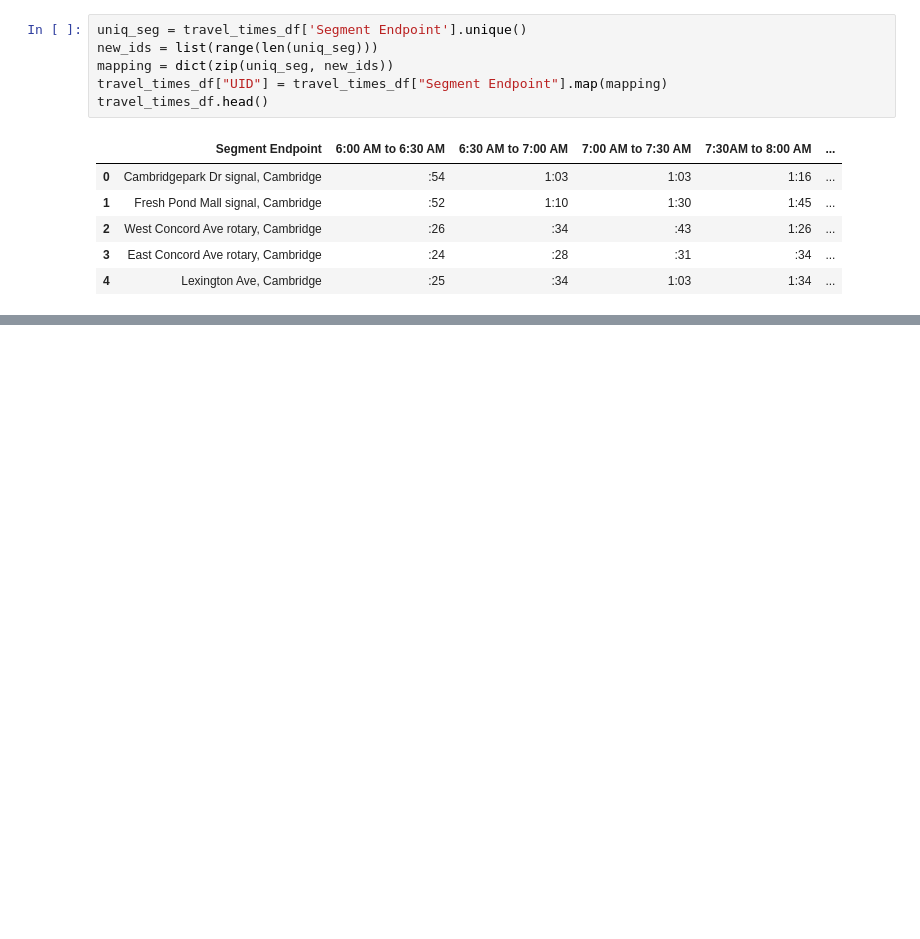
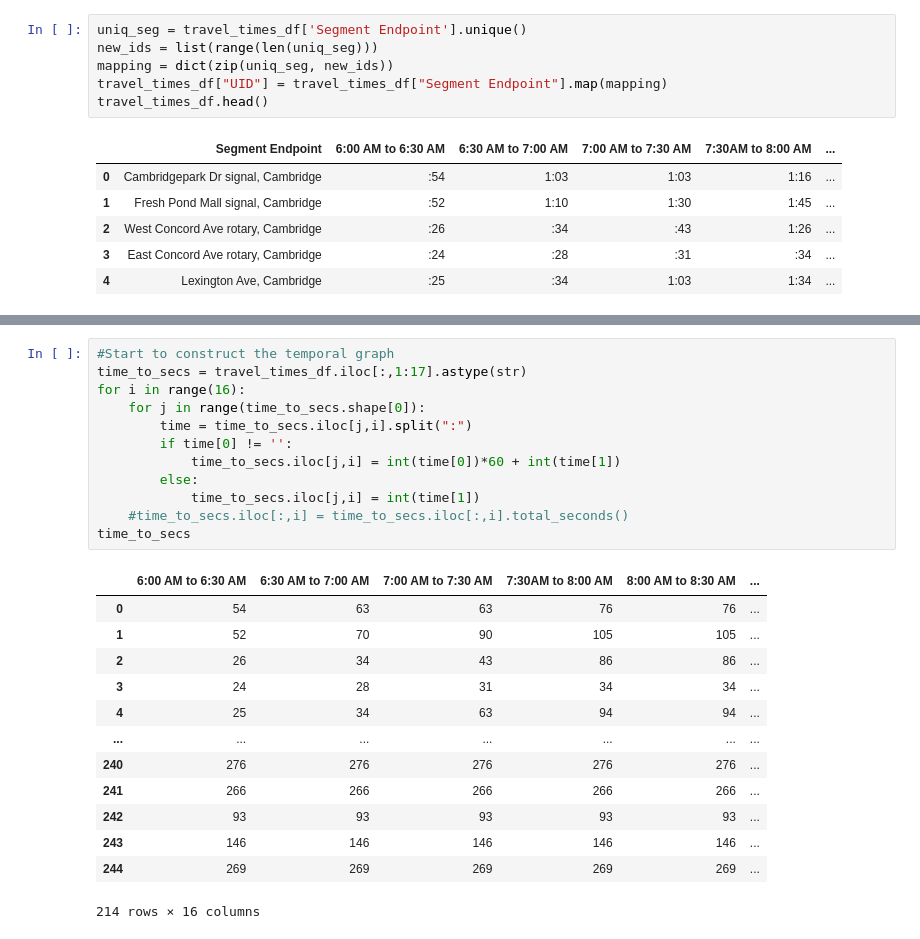
Before and after one commit to yzw19990124/GCN-Application, a Jupyter notebook: graph-init.ipynb, the cells around one changed output, grey strips where cells are left out. Drawn from its saved outputs; the diff is of its cells as text; blank space fills up the shorter version.

```diff
--- a/graph-init.ipynb
+++ b/graph-init.ipynb
@@ -262,0 +300,26 @@ array([[0.        , 0.35348329, 0.58671912, ..., 0.        , 0.        ,
+# %%
+#Start to construct the temporal graph
+time_to_secs = travel_times_df.iloc[:,1:17].astype(str)
+for i in range(16):
+    for j in range(time_to_secs.shape[0]):
+        time = time_to_secs.iloc[j,i].split(":")
+        if time[0] != '':
+            time_to_secs.iloc[j,i] = int(time[0])*60 + int(time[1])
+        else:
+            time_to_secs.iloc[j,i] = int(time[1])
+    #time_to_secs.iloc[:,i] = time_to_secs.iloc[:,i].total_seconds()
+time_to_secs
+# %% [output]
+|  | 6:00 AM to 6:30 AM | 6:30 AM to 7:00 AM | 7:00 AM to 7:30 AM | 7:30AM to 8:00 AM | 8:00 AM to 8:30 AM | ... |
+| 0 | 54 | 63 | 63 | 76 | 76 | ... |
+| 1 | 52 | 70 | 90 | 105 | 105 | ... |
+| 2 | 26 | 34 | 43 | 86 | 86 | ... |
+| 3 | 24 | 28 | 31 | 34 | 34 | ... |
+| 4 | 25 | 34 | 63 | 94 | 94 | ... |
+| ... | ... | ... | ... | ... | ... | ... |
+| 240 | 276 | 276 | 276 | 276 | 276 | ... |
+| 241 | 266 | 266 | 266 | 266 | 266 | ... |
+| 242 | 93 | 93 | 93 | 93 | 93 | ... |
+| 243 | 146 | 146 | 146 | 146 | 146 | ... |
+| 244 | 269 | 269 | 269 | 269 | 269 | ... |
+214 rows × 16 columns
```
Also changed, not shown: parts of 8 cells of this notebook, 1 other file.
